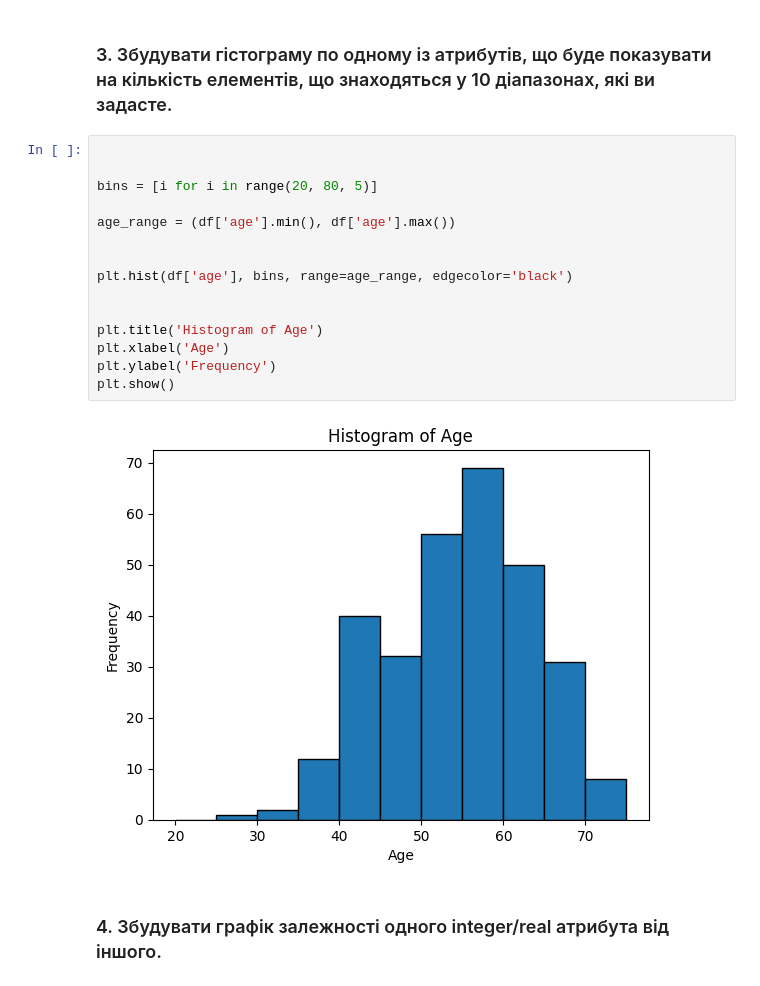
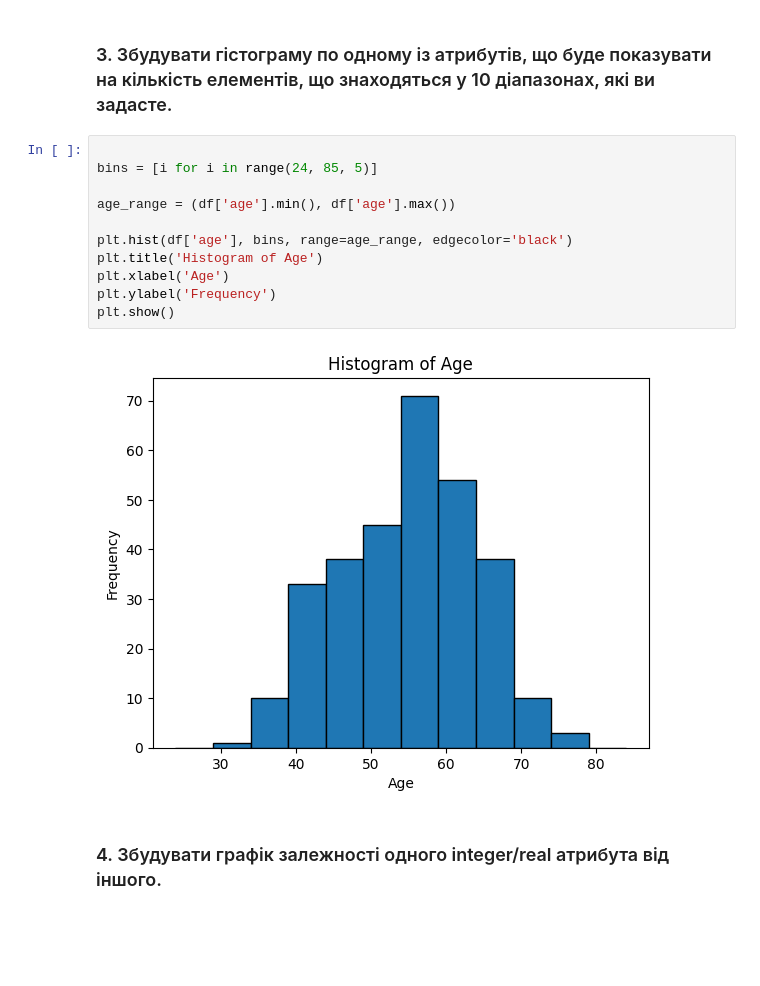
Before and after one commit to Vikyliya/ad_labs, a Jupyter notebook: lab4/lab4_2.ipynb, the cells around one changed output. Drawn from its saved outputs; the diff is of its cells as text; blank space fills up the shorter version.

```diff
--- a/lab4/lab4_2.ipynb
+++ b/lab4/lab4_2.ipynb
@@ -162,21 +225,17 @@ print(df[['age', 'norm_age', 'stand_age']].head())
 <h3>3. Збудувати гістограму по одному із атрибутів, що буде показувати на кількість елементів, що знаходяться у 10 діапазонах, які ви задасте.</h3>
 # %%
 
-
-bins = [i for i in range(20, 80, 5)]
+bins = [i for i in range(24, 85, 5)]
 
 age_range = (df['age'].min(), df['age'].max())
 
-
 plt.hist(df['age'], bins, range=age_range, edgecolor='black')
-
-
 plt.title('Histogram of Age')
 plt.xlabel('Age')
 plt.ylabel('Frequency')
 plt.show()
 # %% [output]
-[figure, old version]
+[figure, new version]
 # %% [markdown]
 <h3> 4. Збудувати графік залежності одного integer/real атрибута від іншого. </h3>
 # %%
```
Also changed, not shown: parts of 8 cells of this notebook, 2 other files.
